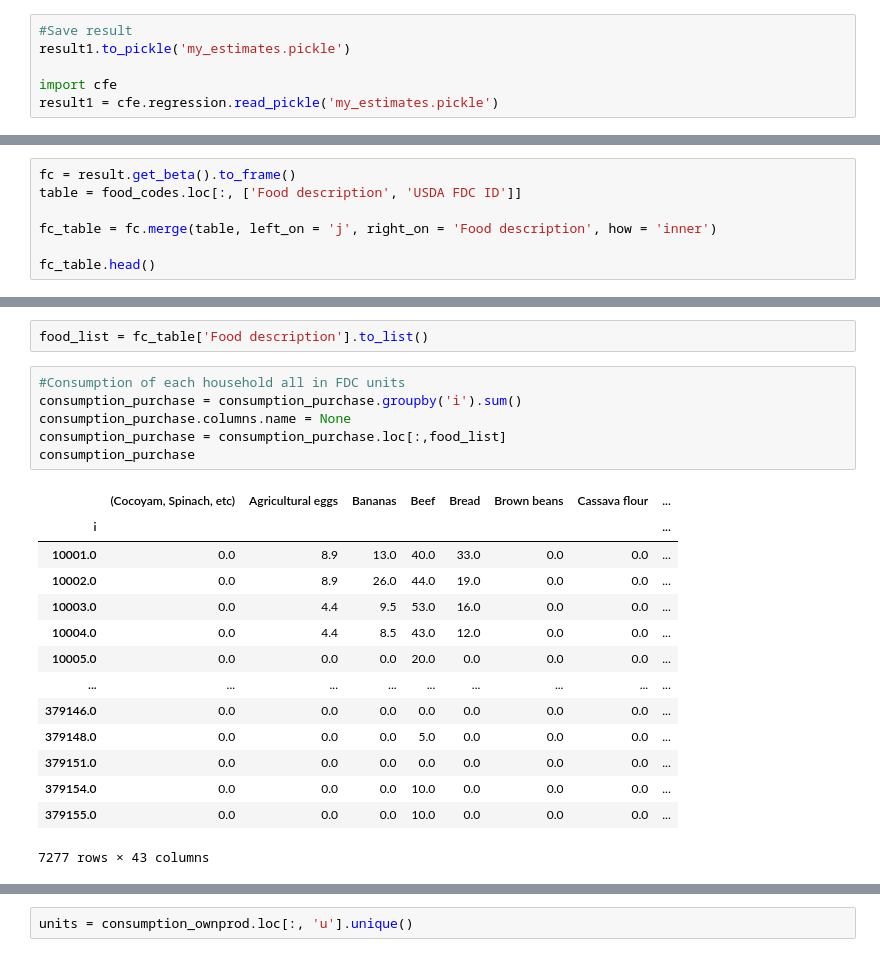
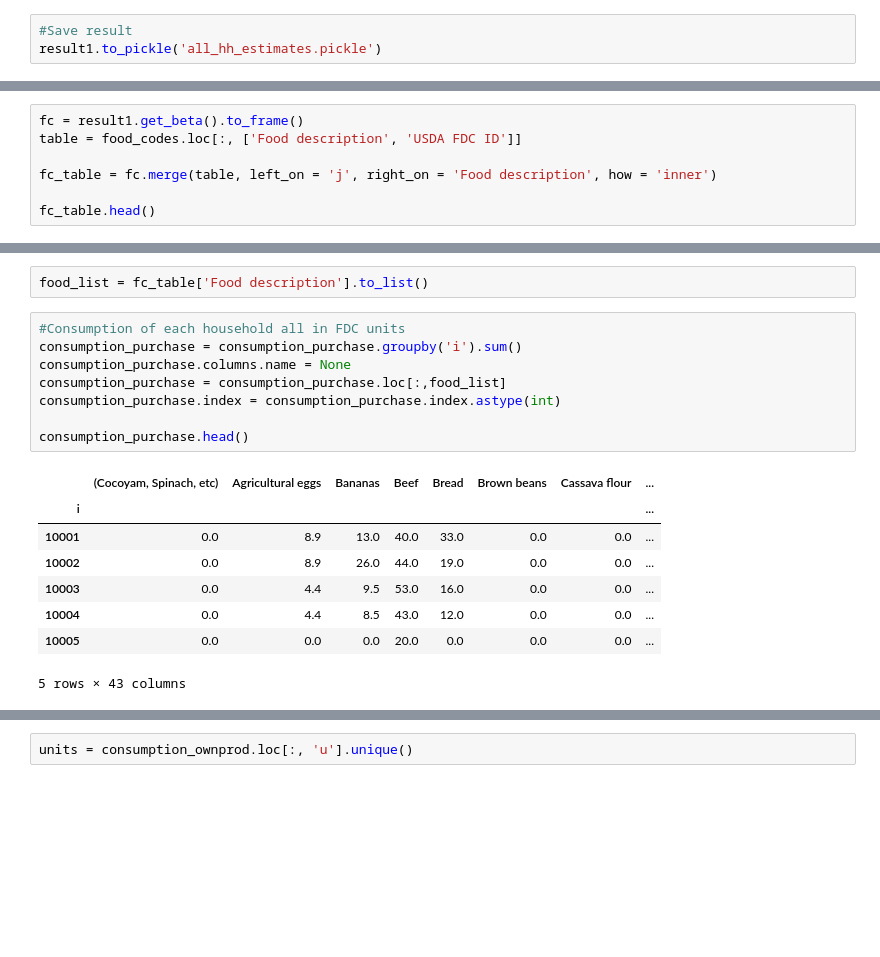
Before and after one commit to eddieguo-1128/EEP153_Proj3, a Jupyter notebook: Proj3_Code_Final.ipynb, the cells around one changed output, grey strips where cells are left out. Drawn from its saved outputs; the diff is of its cells as text; blank space fills up the shorter version.

```diff
--- a/Proj3_Code_Final.ipynb
+++ b/Proj3_Code_Final.ipynb
@@ -228,10 +239,7 @@ result1.gamma
 | Yam-roots | -0.004989 | 0.028553 | 0.086182 | 0.077291 | 0.086740 | 0.111095 | 0.112577 | -0.008573 | 0.017712 | 0.056071 | 0.084938 | ... |
 # %%
 #Save result
-result1.to_pickle('my_estimates.pickle')
-
-import cfe
-result1 = cfe.regression.read_pickle('my_estimates.pickle')
+result1.to_pickle('all_hh_estimates.pickle')
 # %% [markdown]
 ### Demand System for Household with more than 3 Kids
 # %%
@@ -308,7 +341,7 @@ food_codes.head()
 | 3 | Rice-local | NGA | Rice, white, long-grain, regular,... | 01.1.1.1.2 | NaN | 169757 | 01_065 | ... |
 | 4 | Rice-Imported | NGA | Rice, white, long-grain, regular,... | 01.1.1.1.2 | NaN | 169757 | 01_037 | ... |
 # %%
-fc = result.get_beta().to_frame()
+fc = result1.get_beta().to_frame()
 table = food_codes.loc[:, ['Food description', 'USDA FDC ID']]
 
 fc_table = fc.merge(table, left_on = 'j', right_on = 'Food description', how = 'inner')
@@ -456,24 +489,20 @@ food_list = fc_table['Food description'].to_list()
 # %%
 #Consumption of each household all in FDC units
 consumption_purchase = consumption_purchase.groupby('i').sum()
 consumption_purchase.columns.name = None
 consumption_purchase = consumption_purchase.loc[:,food_list]
-consumption_purchase
+consumption_purchase.index = consumption_purchase.index.astype(int)
+
+consumption_purchase.head()
 # %% [output]
 |  | (Cocoyam, Spinach, etc) | Agricultural eggs | Bananas | Beef | Bread | Brown beans | Cassava flour | ... |
 | i |  |  |  |  |  |  |  | ... |
-| 10001.0 | 0.0 | 8.9 | 13.0 | 40.0 | 33.0 | 0.0 | 0.0 | ... |
-| 10002.0 | 0.0 | 8.9 | 26.0 | 44.0 | 19.0 | 0.0 | 0.0 | ... |
-| 10003.0 | 0.0 | 4.4 | 9.5 | 53.0 | 16.0 | 0.0 | 0.0 | ... |
-| 10004.0 | 0.0 | 4.4 | 8.5 | 43.0 | 12.0 | 0.0 | 0.0 | ... |
-| 10005.0 | 0.0 | 0.0 | 0.0 | 20.0 | 0.0 | 0.0 | 0.0 | ... |
-| ... | ... | ... | ... | ... | ... | ... | ... | ... |
-| 379146.0 | 0.0 | 0.0 | 0.0 | 0.0 | 0.0 | 0.0 | 0.0 | ... |
-| 379148.0 | 0.0 | 0.0 | 0.0 | 5.0 | 0.0 | 0.0 | 0.0 | ... |
-| 379151.0 | 0.0 | 0.0 | 0.0 | 0.0 | 0.0 | 0.0 | 0.0 | ... |
-| 379154.0 | 0.0 | 0.0 | 0.0 | 10.0 | 0.0 | 0.0 | 0.0 | ... |
-| 379155.0 | 0.0 | 0.0 | 0.0 | 10.0 | 0.0 | 0.0 | 0.0 | ... |
+| 10001 | 0.0 | 8.9 | 13.0 | 40.0 | 33.0 | 0.0 | 0.0 | ... |
+| 10002 | 0.0 | 8.9 | 26.0 | 44.0 | 19.0 | 0.0 | 0.0 | ... |
+| 10003 | 0.0 | 4.4 | 9.5 | 53.0 | 16.0 | 0.0 | 0.0 | ... |
+| 10004 | 0.0 | 4.4 | 8.5 | 43.0 | 12.0 | 0.0 | 0.0 | ... |
+| 10005 | 0.0 | 0.0 | 0.0 | 20.0 | 0.0 | 0.0 | 0.0 | ... |
-7277 rows × 43 columns
+5 rows × 43 columns
 # %%
 nutri = consumption_purchase@nutrition_chart.T
 nutri
```
Also changed, not shown: parts of 21 cells of this notebook.
